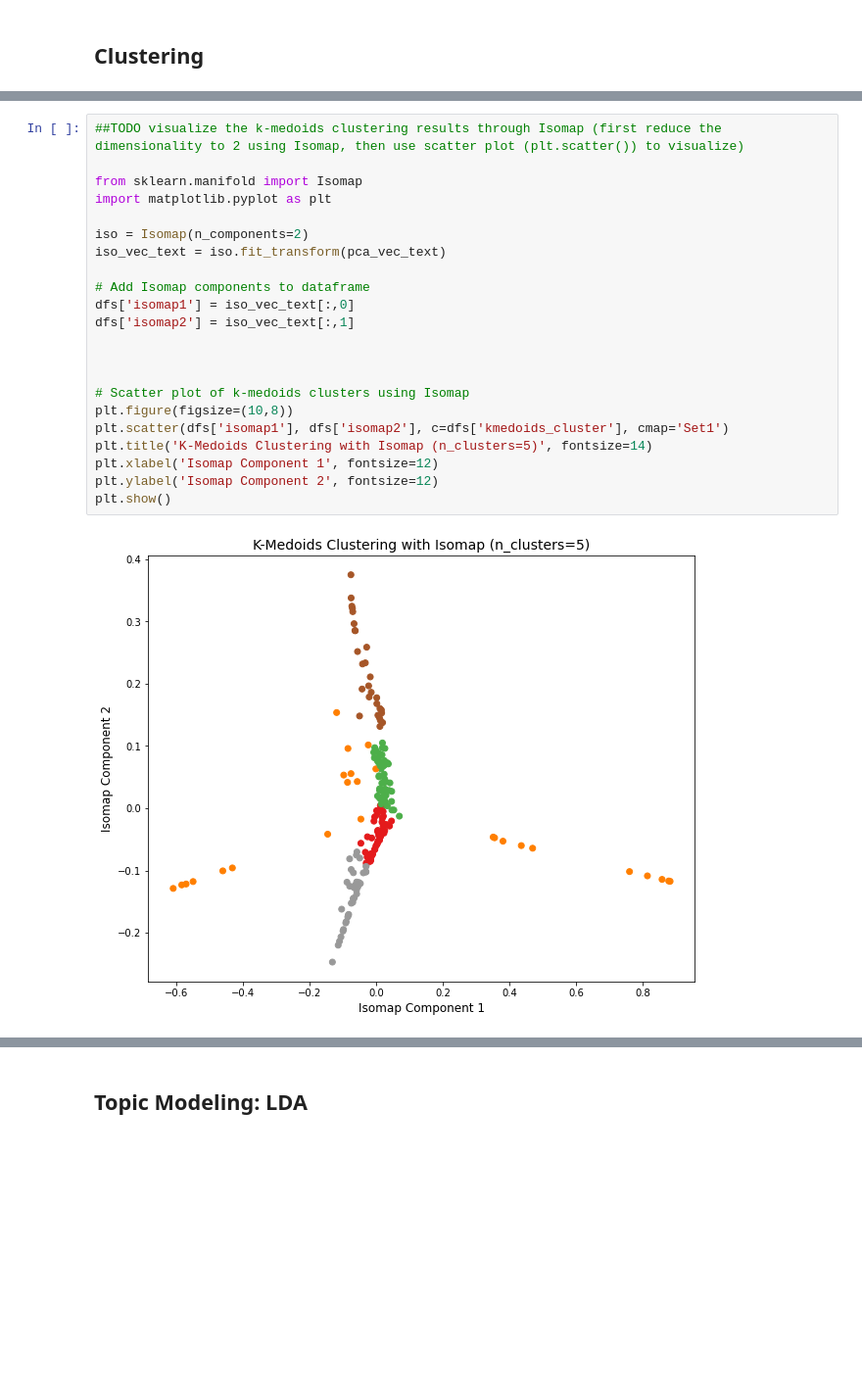
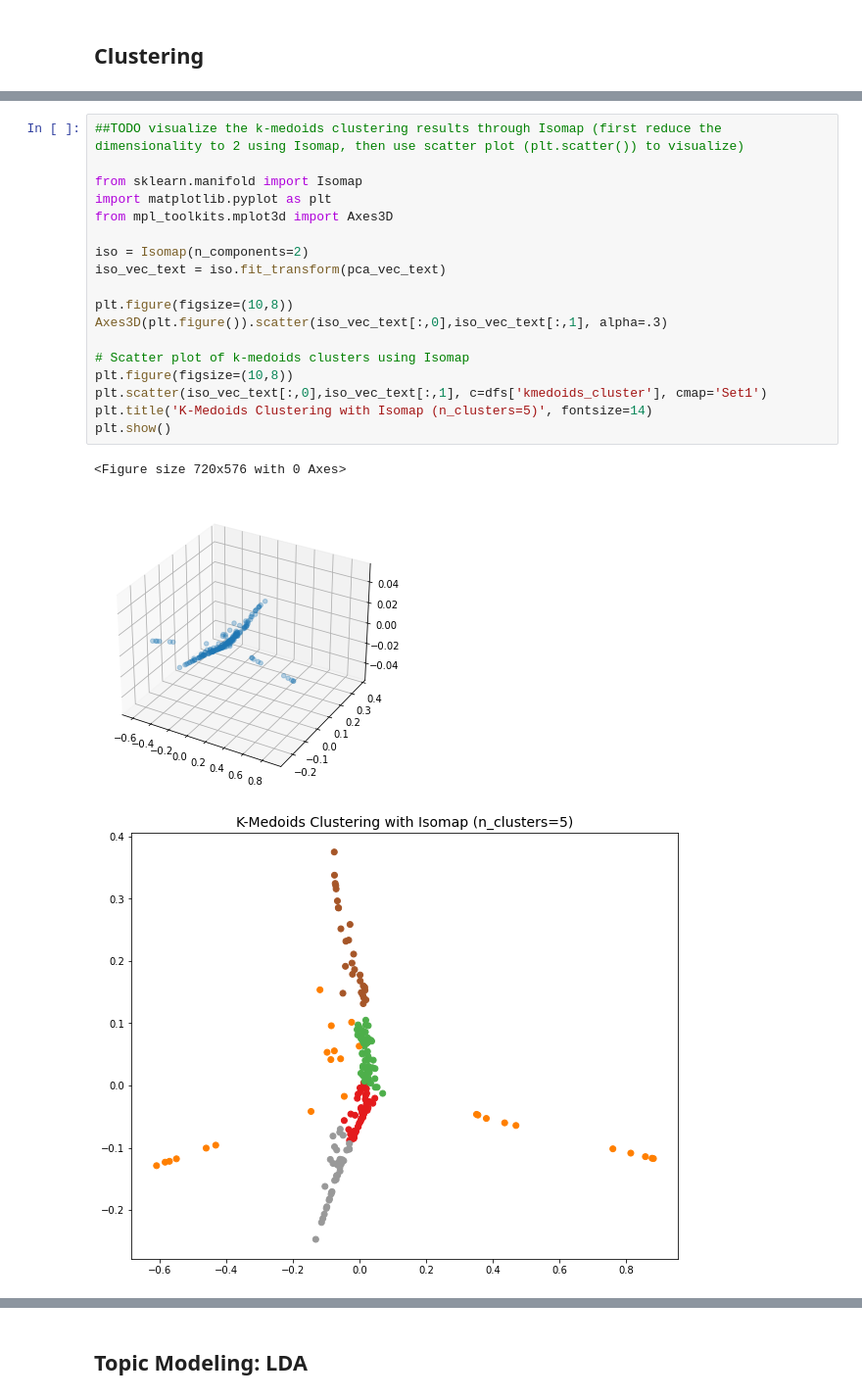
Before and after one commit to mkiefferus/NLP_LSS, a Jupyter notebook: homework/task3/homework_03.ipynb, the cells around one changed output, grey strips where cells are left out. Shown at 98% size. Cells and saved outputs as stored; diff of their text form; blank space fills up the shorter version.

Commit message:
Visualisation

```diff
--- a/homework/task3/homework_03.ipynb
+++ b/homework/task3/homework_03.ipynb
@@ -159,26 +159,24 @@ dfs.head()
 # %%
 ##TODO visualize the k-medoids clustering results through Isomap (first reduce the dimensionality to 2 using Isomap, then use scatter plot (plt.scatter()) to visualize)
 
 from sklearn.manifold import Isomap
 import matplotlib.pyplot as plt
+from mpl_toolkits.mplot3d import Axes3D
 
 iso = Isomap(n_components=2)
 iso_vec_text = iso.fit_transform(pca_vec_text)
 
-# Add Isomap components to dataframe
-dfs['isomap1'] = iso_vec_text[:,0]
-dfs['isomap2'] = iso_vec_text[:,1]
-
-
+plt.figure(figsize=(10,8))
+Axes3D(plt.figure()).scatter(iso_vec_text[:,0],iso_vec_text[:,1], alpha=.3)
 
 # Scatter plot of k-medoids clusters using Isomap
 plt.figure(figsize=(10,8))
-plt.scatter(dfs['isomap1'], dfs['isomap2'], c=dfs['kmedoids_cluster'], cmap='Set1')
+plt.scatter(iso_vec_text[:,0],iso_vec_text[:,1], c=dfs['kmedoids_cluster'], cmap='Set1')
 plt.title('K-Medoids Clustering with Isomap (n_clusters=5)', fontsize=14)
-plt.xlabel('Isomap Component 1', fontsize=12)
-plt.ylabel('Isomap Component 2', fontsize=12)
 plt.show()
 # %% [output]
+<Figure size 720x576 with 0 Axes>
-[figure, old version]
+[figure, new version]
+[figure, added]
 # %%
 ##TODO similarly, visualize the k-means results
```
Also changed, not shown: parts of 3 cells of this notebook.
